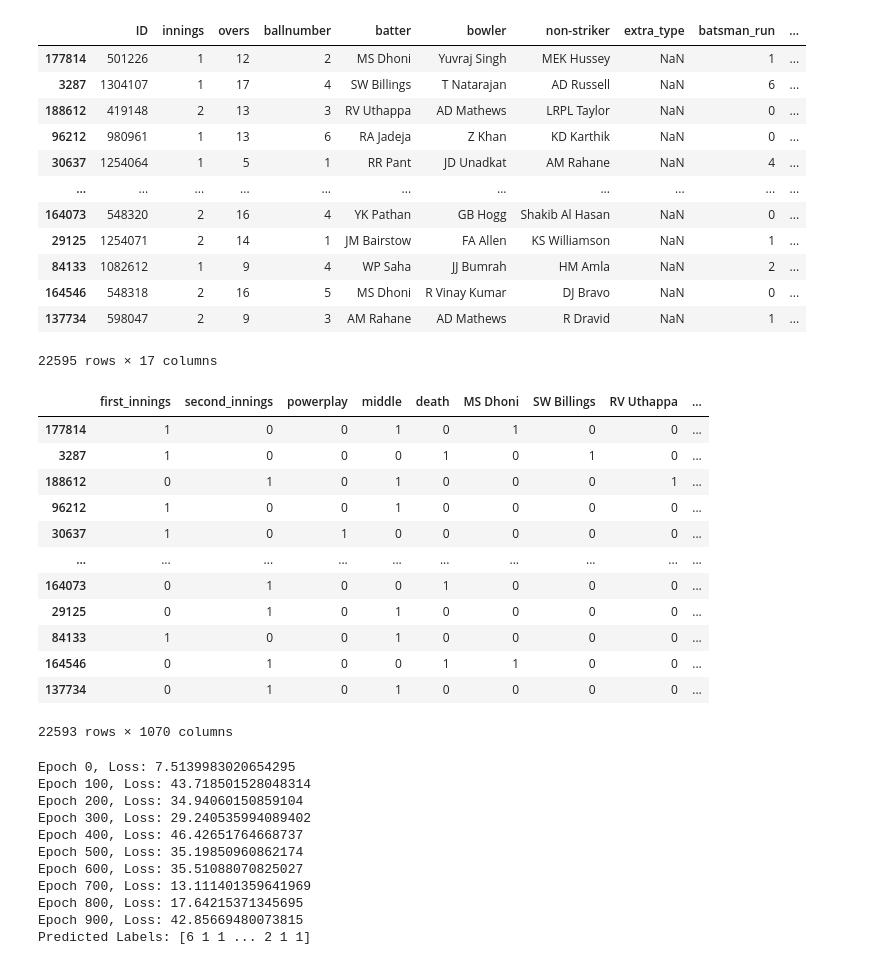
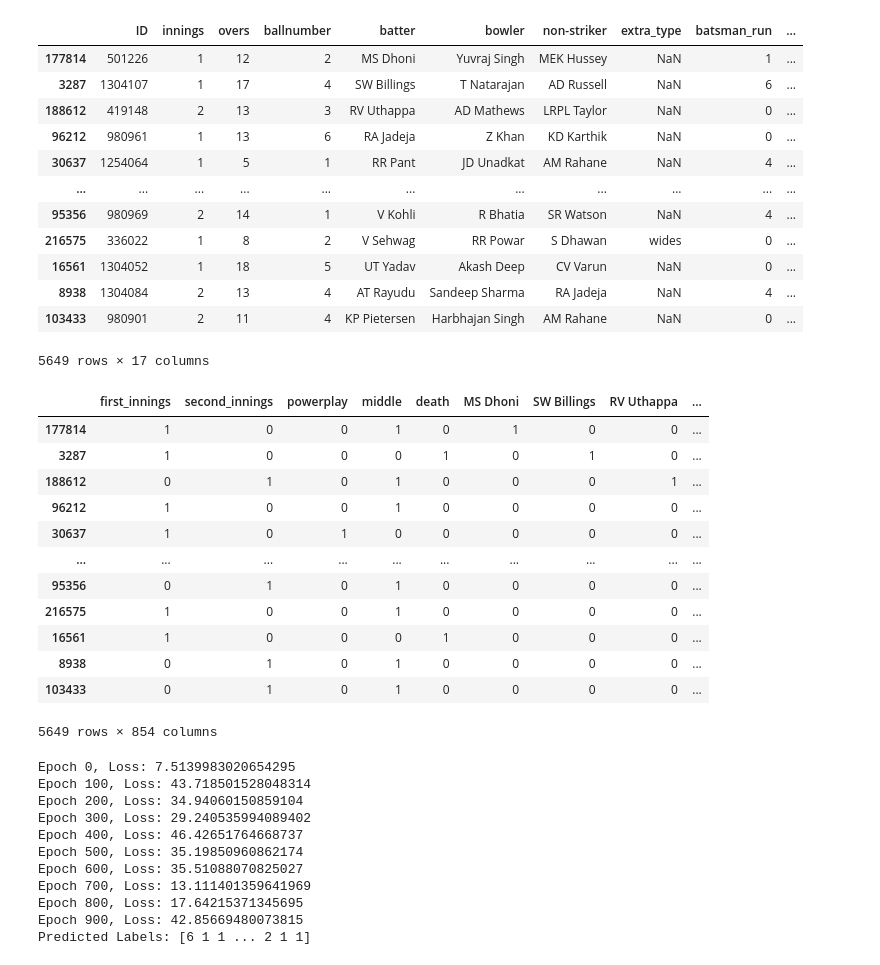
Before and after one commit to Anvadya/IBM-322-Project, a Jupyter notebook: stats_analysis.ipynb, the cells around one changed output. Drawn from its saved outputs; the diff is of its cells as text; code cells hidden in the pictures.

```diff
--- a/stats_analysis.ipynb
+++ b/stats_analysis.ipynb
@@ -18,22 +11,22 @@ from sklearn.neural_network import MLPClassifier
 from sklearn.multioutput import MultiOutputClassifier
 # %%
 raw_data = pd.read_csv("IPL_Ball_by_Ball_2008_2022.csv")
-raw_data = raw_data.sample(frac=0.1, random_state=42)
+raw_data = raw_data.sample(frac=0.025, random_state=42)
 raw_data
 # %% [output]
 |  | ID | innings | overs | ballnumber | batter | bowler | non-striker | extra_type | batsman_run | ... |
 | 177814 | 501226 | 1 | 12 | 2 | MS Dhoni | Yuvraj Singh | MEK Hussey | NaN | 1 | ... |
 | 3287 | 1304107 | 1 | 17 | 4 | SW Billings | T Natarajan | AD Russell | NaN | 6 | ... |
 | 188612 | 419148 | 2 | 13 | 3 | RV Uthappa | AD Mathews | LRPL Taylor | NaN | 0 | ... |
 | 96212 | 980961 | 1 | 13 | 6 | RA Jadeja | Z Khan | KD Karthik | NaN | 0 | ... |
 | 30637 | 1254064 | 1 | 5 | 1 | RR Pant | JD Unadkat | AM Rahane | NaN | 4 | ... |
 | ... | ... | ... | ... | ... | ... | ... | ... | ... | ... | ... |
-| 164073 | 548320 | 2 | 16 | 4 | YK Pathan | GB Hogg | Shakib Al Hasan | NaN | 0 | ... |
-| 29125 | 1254071 | 2 | 14 | 1 | JM Bairstow | FA Allen | KS Williamson | NaN | 1 | ... |
-| 84133 | 1082612 | 1 | 9 | 4 | WP Saha | JJ Bumrah | HM Amla | NaN | 2 | ... |
-| 164546 | 548318 | 2 | 16 | 5 | MS Dhoni | R Vinay Kumar | DJ Bravo | NaN | 0 | ... |
-| 137734 | 598047 | 2 | 9 | 3 | AM Rahane | AD Mathews | R Dravid | NaN | 1 | ... |
+| 95356 | 980969 | 2 | 14 | 1 | V Kohli | R Bhatia | SR Watson | NaN | 4 | ... |
+| 216575 | 336022 | 1 | 8 | 2 | V Sehwag | RR Powar | S Dhawan | wides | 0 | ... |
+| 16561 | 1304052 | 1 | 18 | 5 | UT Yadav | Akash Deep | CV Varun | NaN | 0 | ... |
+| 8938 | 1304084 | 2 | 13 | 4 | AT Rayudu | Sandeep Sharma | RA Jadeja | NaN | 4 | ... |
+| 103433 | 980901 | 2 | 11 | 4 | KP Pietersen | Harbhajan Singh | AM Rahane | NaN | 0 | ... |
-22595 rows × 17 columns
+5649 rows × 17 columns
 # %%
 def rectify_data(raw_data):
     raw_data=raw_data[raw_data['total_run']<=6]
@@ -100,12 +93,12 @@ modified_data
 | 96212 | 1 | 0 | 0 | 1 | 0 | 0 | 0 | 0 | ... |
 | 30637 | 1 | 0 | 1 | 0 | 0 | 0 | 0 | 0 | ... |
 | ... | ... | ... | ... | ... | ... | ... | ... | ... | ... |
-| 164073 | 0 | 1 | 0 | 0 | 1 | 0 | 0 | 0 | ... |
-| 29125 | 0 | 1 | 0 | 1 | 0 | 0 | 0 | 0 | ... |
-| 84133 | 1 | 0 | 0 | 1 | 0 | 0 | 0 | 0 | ... |
-| 164546 | 0 | 1 | 0 | 0 | 1 | 1 | 0 | 0 | ... |
-| 137734 | 0 | 1 | 0 | 1 | 0 | 0 | 0 | 0 | ... |
+| 95356 | 0 | 1 | 0 | 1 | 0 | 0 | 0 | 0 | ... |
+| 216575 | 1 | 0 | 0 | 1 | 0 | 0 | 0 | 0 | ... |
+| 16561 | 1 | 0 | 0 | 0 | 1 | 0 | 0 | 0 | ... |
+| 8938 | 0 | 1 | 0 | 1 | 0 | 0 | 0 | 0 | ... |
+| 103433 | 0 | 1 | 0 | 1 | 0 | 0 | 0 | 0 | ... |
-22593 rows × 1070 columns
+5649 rows × 854 columns
 # %%
 import numpy as np
 import pandas as pd
```
Also changed, not shown: parts of 3 cells of this notebook.
